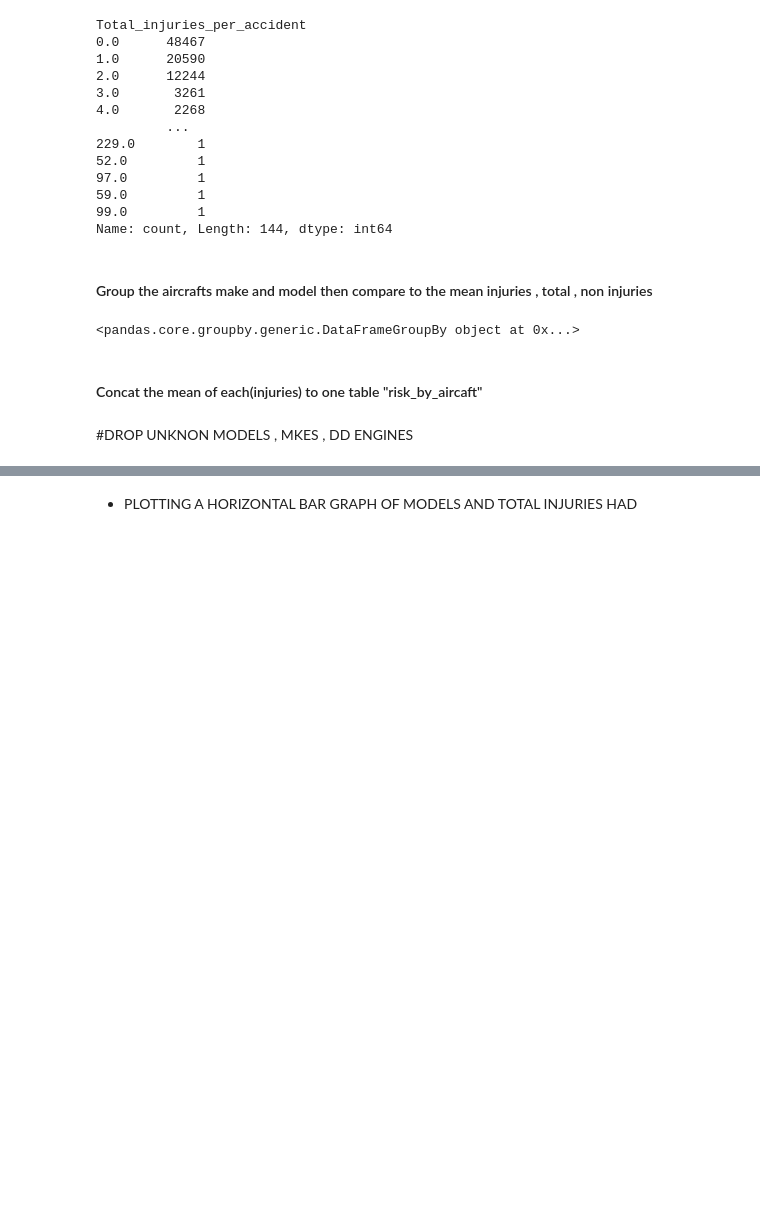
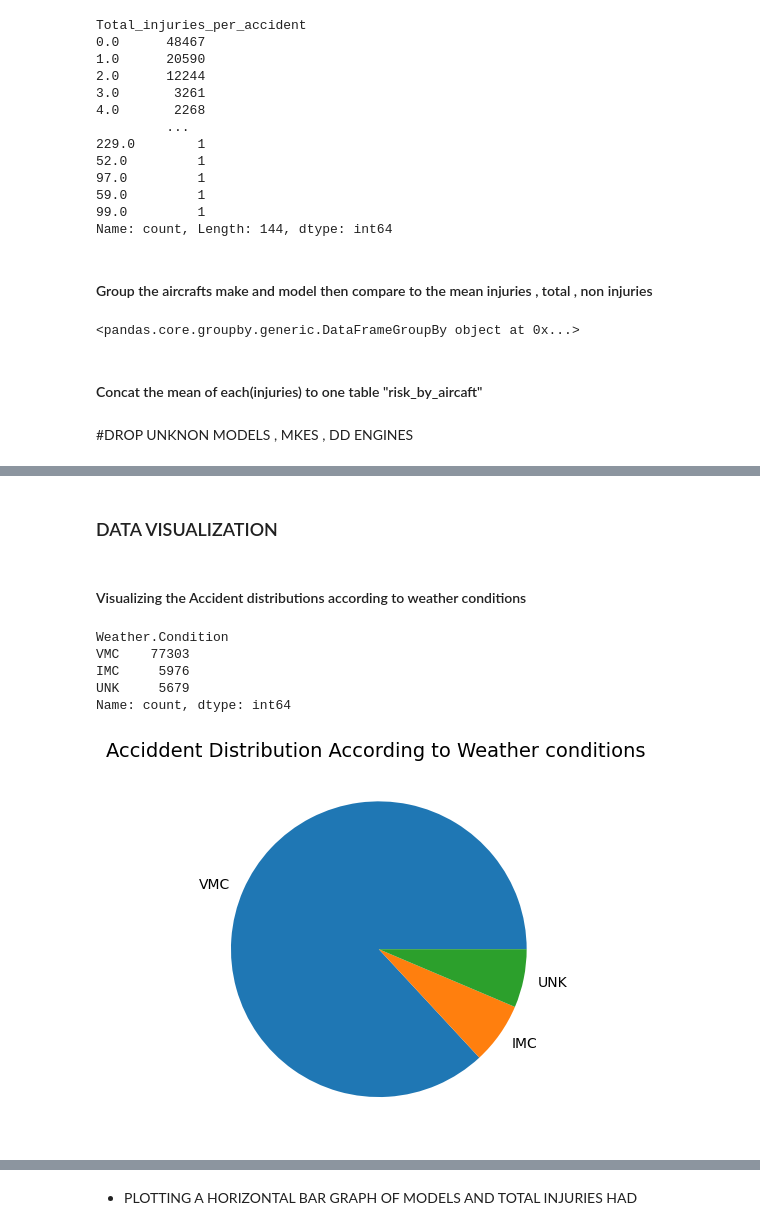
Before and after one commit to karanimwarimu/DSF-phase-1-project, a Jupyter notebook: student.ipynb, the cells around one changed output, grey strips where cells are left out. Saved outputs shown, nothing was run; the diff lists cells and outputs as text; code cells hidden in the pictures; blank space fills up the shorter version.

```diff
--- a/student.ipynb
+++ b/student.ipynb
@@ -525,0 +531,19 @@ Index(['Aircraft Make', 'Aircraft Model', 'Accident_count',
+# %% [markdown]
+### DATA VISUALIZATION
+# %% [markdown]
+#### Visualizing the Accident distributions according to weather conditions
+# %%
+counts = aviation_data["Weather.Condition"].value_counts()
+counts
+# %% [output]
+Weather.Condition
+VMC    77303
+IMC     5976
+UNK     5679
+Name: count, dtype: int64
+# %%
+plt.pie(counts , labels= counts.index)
+plt.title("Acciddent Distribution According to Weather conditions " , fontsize= 14)
+plt.show()
+# %% [output]
+[figure, added]
```
Also changed, not shown: parts of 47 cells of this notebook.
